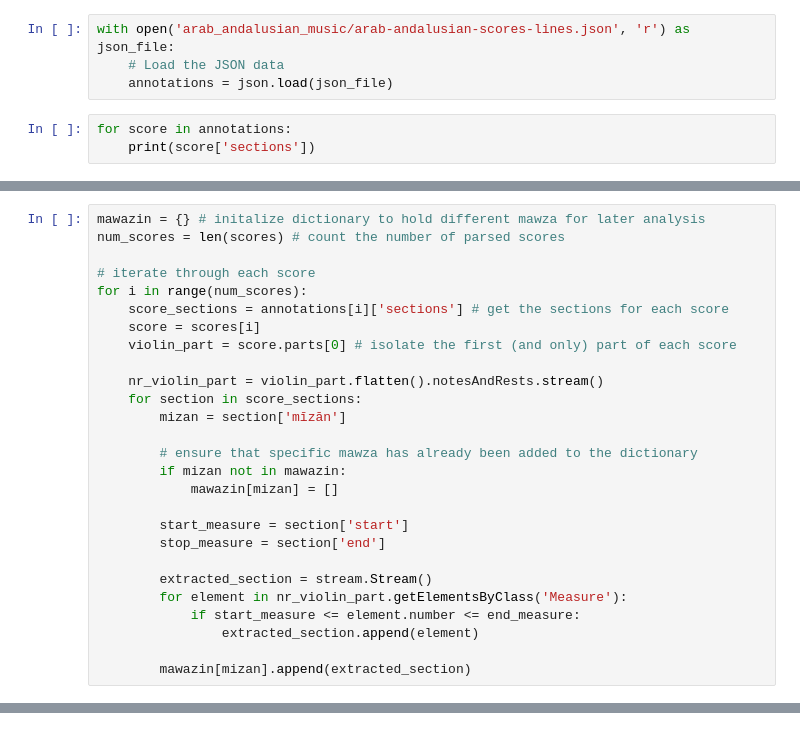
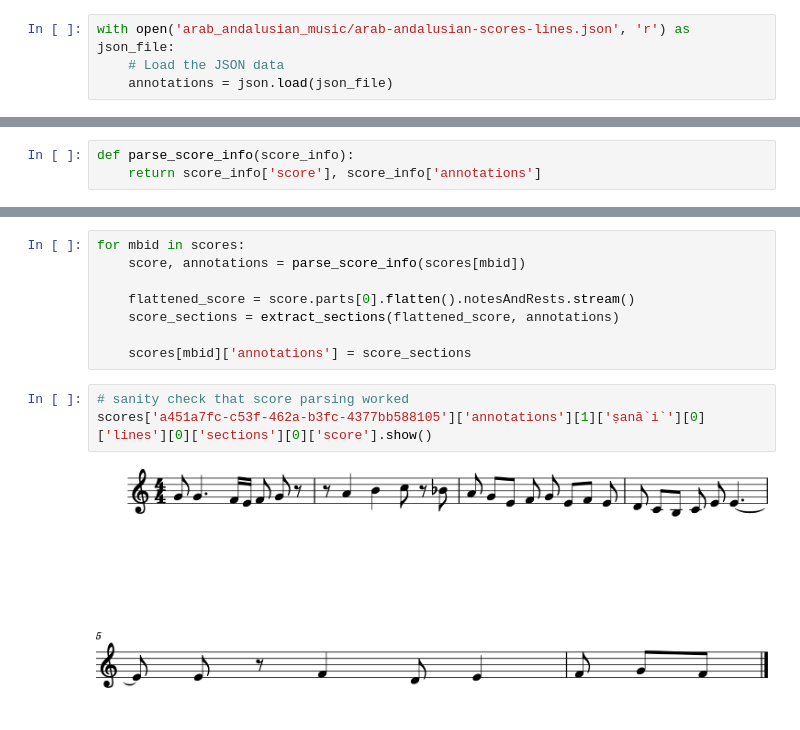
Before and after one commit to isabelleoktay/ethnomusicology_project, a Jupyter notebook: main.ipynb, the cells around one changed output, grey strips where cells are left out. Drawn from its saved outputs; the diff is of its cells as text.

```diff
--- a/main.ipynb
+++ b/main.ipynb
@@ -6,6 +6,3 @@ import os
 with open('arab_andalusian_music/arab-andalusian-scores-lines.json', 'r') as json_file:
     # Load the JSON data
     annotations = json.load(json_file)
-# %%
-for score in annotations:
-    print(score['sections'])
@@ -29,29 +25,2 @@ for file_name in os.listdir(folder_path):
     except Exception as e:
         print(f"Error parsing file '{file_path}': {e}")
-# %%
-mawazin = {} # initalize dictionary to hold different mawza for later analysis
-num_scores = len(scores) # count the number of parsed scores
-
-# iterate through each score
-for i in range(num_scores):
-    score_sections = annotations[i]['sections'] # get the sections for each score
-    score = scores[i]
-    violin_part = score.parts[0] # isolate the first (and only) part of each score
-
-    nr_violin_part = violin_part.flatten().notesAndRests.stream()
-    for section in score_sections:
-        mizan = section['mīzān']
-
-        # ensure that specific mawza has already been added to the dictionary
-        if mizan not in mawazin:
-            mawazin[mizan] = []
-
-        start_measure = section['start']
-        stop_measure = section['end']
-
-        extracted_section = stream.Stream()
-        for element in nr_violin_part.getElementsByClass('Measure'):
-            if start_measure <= element.number <= end_measure:
-                extracted_section.append(element)
-
-        mawazin[mizan].append(extracted_section)
@@ -79,0 +27,3 @@ centos = [['B-', 'A', 'G'], ['E', 'F', 'G'], ['B', 'D', 'C'], ['B', 'C'], ['E',
+# %%
+def parse_score_info(score_info):
+    return score_info['score'], score_info['annotations']
@@ -79,0 +103,13 @@ centos = [['B-', 'A', 'G'], ['E', 'F', 'G'], ['B', 'D', 'C'], ['B', 'C'], ['E',
+# %%
+for mbid in scores:
+    score, annotations = parse_score_info(scores[mbid])
+
+    flattened_score = score.parts[0].flatten().notesAndRests.stream()
+    score_sections = extract_sections(flattened_score, annotations)
+
+    scores[mbid]['annotations'] = score_sections
+# %%
+# sanity check that score parsing worked
+scores['a451a7fc-c53f-462a-b3fc-4377bb588105']['annotations'][1]['ṣanā`i`'][0]['lines'][0]['sections'][0]['score'].show()
+# %% [output]
+[figure, added]
```
Also changed, not shown: parts of 17 cells of this notebook.
